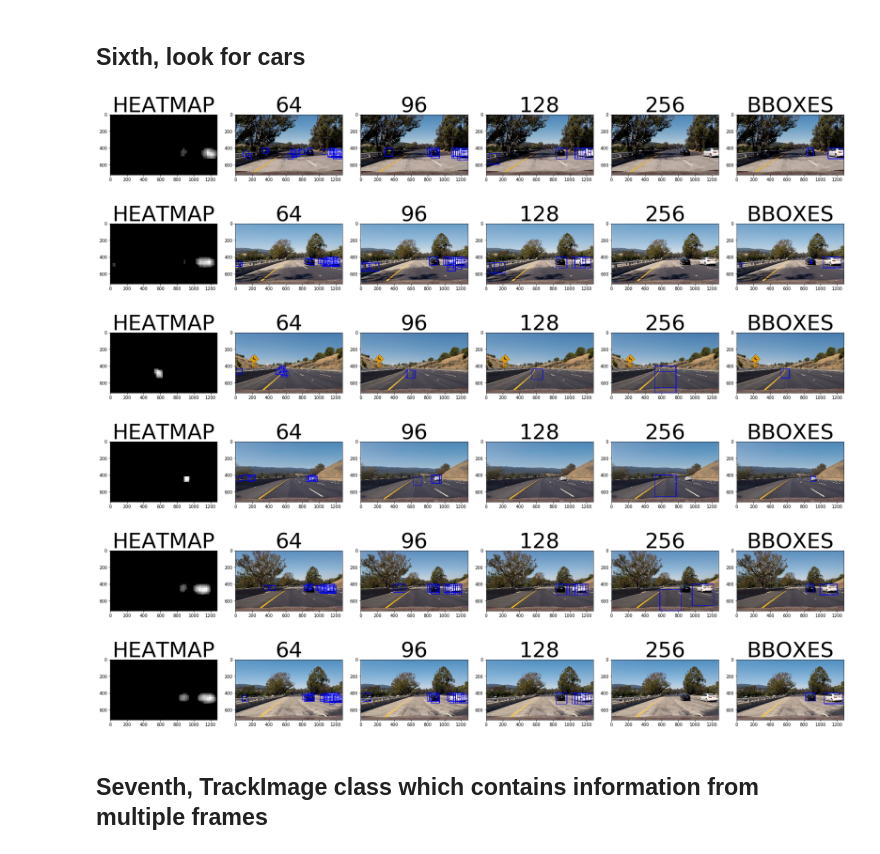
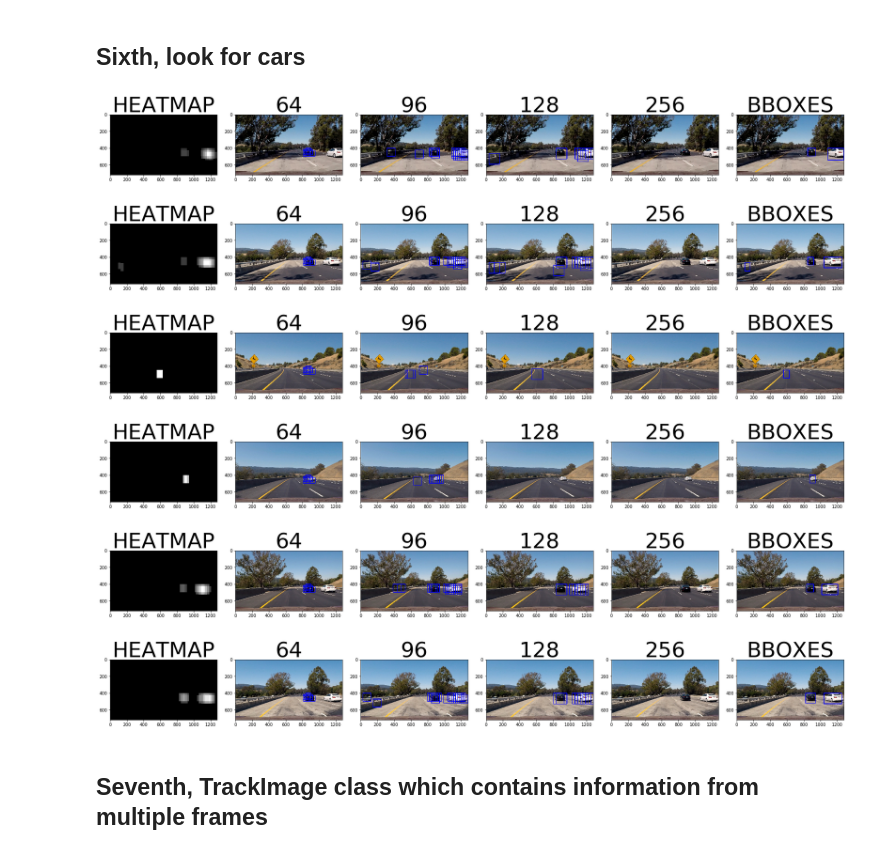
Before and after one commit to kjansons/self_driving_project_5, a Jupyter notebook: Vehicle detection.ipynb, the cells around one changed output. Drawn from its saved outputs; the diff is of its cells as text; code cells hidden in the pictures.

```diff
--- a/Vehicle detection.ipynb
+++ b/Vehicle detection.ipynb
@@ -447,21 +411,21 @@ for fname in images:
     image = mpimg.imread(fname)
     draw_image = np.copy(image)
 
-    windows64 = slide_window(image, x_start_stop=x_start_stop, y_start_stop=[400, 528],
-                        xy_window=(64, 64), xy_overlap=(0.75, 0.75))
+    #windows64 = slide_window(image, x_start_stop=[200,image.shape[1]-200], y_start_stop=[400, 528],
+    #                    xy_window=(64, 64), xy_overlap=(0.75, 0.75))
     windows96 = slide_window(image, x_start_stop=[4,image.shape[1]-4], y_start_stop=[400, 592],
                         xy_window=(96, 96), xy_overlap=(0.75, 0.75))
     windows128 = slide_window(image, x_start_stop=x_start_stop, y_start_stop=[400, 700],
                         xy_window=(128, 128), xy_overlap=(0.75, 0.75))
-    windows256 = slide_window(image, x_start_stop=x_start_stop, y_start_stop=[400, None],
-                        xy_window=(256, 256), xy_overlap=(0.75, 0.75))
+    #windows256 = slide_window(image, x_start_stop=x_start_stop, y_start_stop=[400, None],
+    #                    xy_window=(256, 256), xy_overlap=(0.75, 0.75))
 
-    hot_windows64 = search_windows(image, windows64, svc, X_scaler, color_space=color_space,
-                            spatial_size=spatial_size, hist_bins=hist_bins,
-                            orient=orient, pix_per_cell=pix_per_cell,
-                            cell_per_block=cell_per_block,
-                            hog_channel=hog_channel, spatial_feat=spatial_feat,
-                            hist_feat=hist_feat, hog_feat=hog_feat, scale = 1, ystart=400, ystop=528, xstart=0, xstop=image.shape[1])
+    #hot_windows64 = search_windows(image, windows64, svc, X_scaler, color_space=color_space,
+    #                        spatial_size=spatial_size, hist_bins=hist_bins,
+    #                        orient=orient, pix_per_cell=pix_per_cell,
+    #                        cell_per_block=cell_per_block,
+    #                        hog_channel=hog_channel, spatial_feat=spatial_feat,
+    #                        hist_feat=hist_feat, hog_feat=hog_feat, scale = 1, ystart=400, ystop=528, xstart=200, xstop=image.shape[1]-200)
     hot_windows96 = search_windows(image, windows96, svc, X_scaler, color_space=color_space,
                             spatial_size=spatial_size, hist_bins=hist_bins,
                             orient=orient, pix_per_cell=pix_per_cell,
@@ -474,19 +438,19 @@ for fname in images:
                             cell_per_block=cell_per_block,
                             hog_channel=hog_channel, spatial_feat=spatial_feat,
                             hist_feat=hist_feat, hog_feat=hog_feat, scale = 2, ystart=400, ystop=688, xstart=0, xstop=image.shape[1])
-    hot_windows256 = search_windows(image, windows256, svc, X_scaler, color_space=color_space,
-                            spatial_size=spatial_size, hist_bins=hist_bins,
-                            orient=orient, pix_per_cell=pix_per_cell,
-                            cell_per_block=cell_per_block,
-                            hog_channel=hog_channel, spatial_feat=spatial_feat,
-                            hist_feat=hist_feat, hog_feat=hog_feat, scale = 4, ystart=400, ystop=image.shape[0], xstart=0, xstop=image.shape[1])
+    #hot_windows256 = search_windows(image, windows256, svc, X_scaler, color_space=color_space,
+    #                        spatial_size=spatial_size, hist_bins=hist_bins,
+    #                        orient=orient, pix_per_cell=pix_per_cell,
+    #                        cell_per_block=cell_per_block,
+    #                        hog_channel=hog_channel, spatial_feat=spatial_feat,
+    #                        hist_feat=hist_feat, hog_feat=hog_feat, scale = 4, ystart=400, ystop=image.shape[0], xstart=0, xstop=image.shape[1])
 
     heatmap = np.zeros_like(image[:,:,0])
-    add_heat(heatmap, hot_windows64)
+    #add_heat(heatmap, hot_windows64)
     add_heat(heatmap, hot_windows96)
     add_heat(heatmap, hot_windows128)
-    add_heat(heatmap, hot_windows256)
-    heatmap = apply_threshold(heatmap, 4)
+    #add_heat(heatmap, hot_windows256)
+    heatmap = apply_threshold(heatmap, 2)
 
     labels = label(heatmap)
 
@@ -497,39 +461,39 @@ for fname in images:
     window_img256 = draw_boxes(draw_image, hot_windows256, color=(0, 0, 255), thick=6)
 
     f, (ax1, ax2, ax3, ax4, ax5, ax6) = plt.subplots(1, 6, figsize=(24, 9))
     f.tight_layout()
     ax1.imshow(heatmap, cmap='gray')
     ax1.set_title('HEATMAP', fontsize=50)
     ax2.imshow(window_img64)
     ax2.set_title('64', fontsize=50)
     ax3.imshow(window_img96)
     ax3.set_title('96', fontsize=50)
     ax4.imshow(window_img128)
     ax4.set_title('128', fontsize=50)
     ax5.imshow(window_img256)
     ax5.set_title('256', fontsize=50)
     ax6.imshow(final_img)
     ax6.set_title('BBOXES', fontsize=50)
     plt.subplots_adjust(left=0., right=1, top=0.9, bottom=0.)
 
     img64_name = "output_images/img64_" + fname.split('/')[1]
     img96_name = "output_images/img96_" + fname.split('/')[1]
     img128_name = "output_images/img128_" + fname.split('/')[1]
     img256_name = "output_images/img256_" + fname.split('/')[1]
     bboxes_name = "output_images/bboxes_" + fname.split('/')[1]
 
     cv2.imwrite(img64_name, cv2.cvtColor(window_img64,cv2.COLOR_RGB2BGR))
     cv2.imwrite(img96_name, cv2.cvtColor(window_img96,cv2.COLOR_RGB2BGR))
     cv2.imwrite(img128_name, cv2.cvtColor(window_img128,cv2.COLOR_RGB2BGR))
     cv2.imwrite(img256_name, cv2.cvtColor(window_img256,cv2.COLOR_RGB2BGR))
     cv2.imwrite(bboxes_name, cv2.cvtColor(final_img,cv2.COLOR_RGB2BGR))
 # %% [output]
-[figure, old version]
+[figure, new version]
-[figure, old version]
+[figure, new version]
-[figure, old version]
+[figure, new version]
-[figure, old version]
+[figure, new version]
-[figure, old version]
+[figure, new version]
-[figure, old version]
+[figure, new version]
 # %% [markdown]
 ## Seventh, TrackImage class which contains information from multiple frames
 # %%
```
Also changed, not shown: parts of 5 cells of this notebook, 26 other files.
